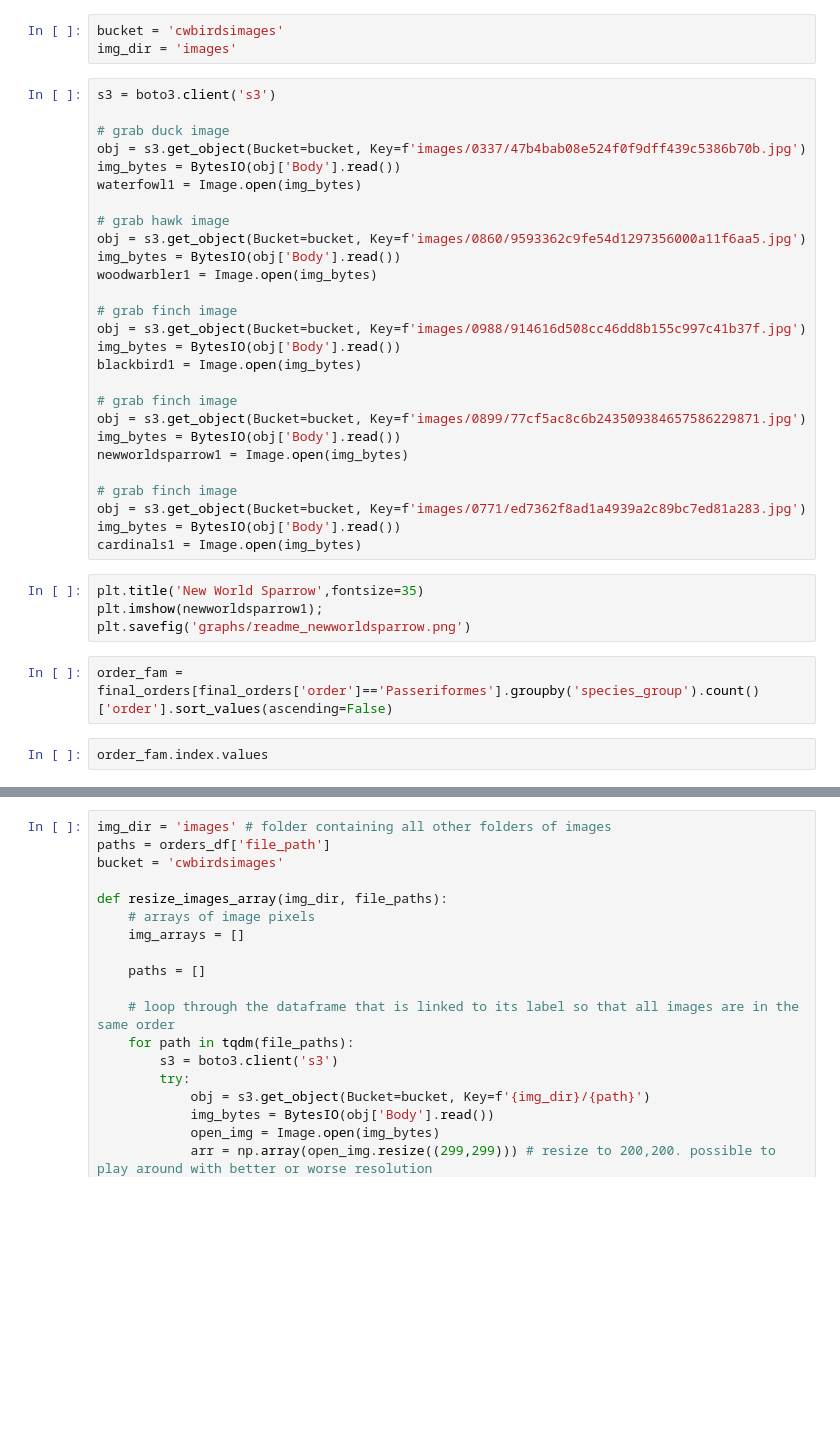
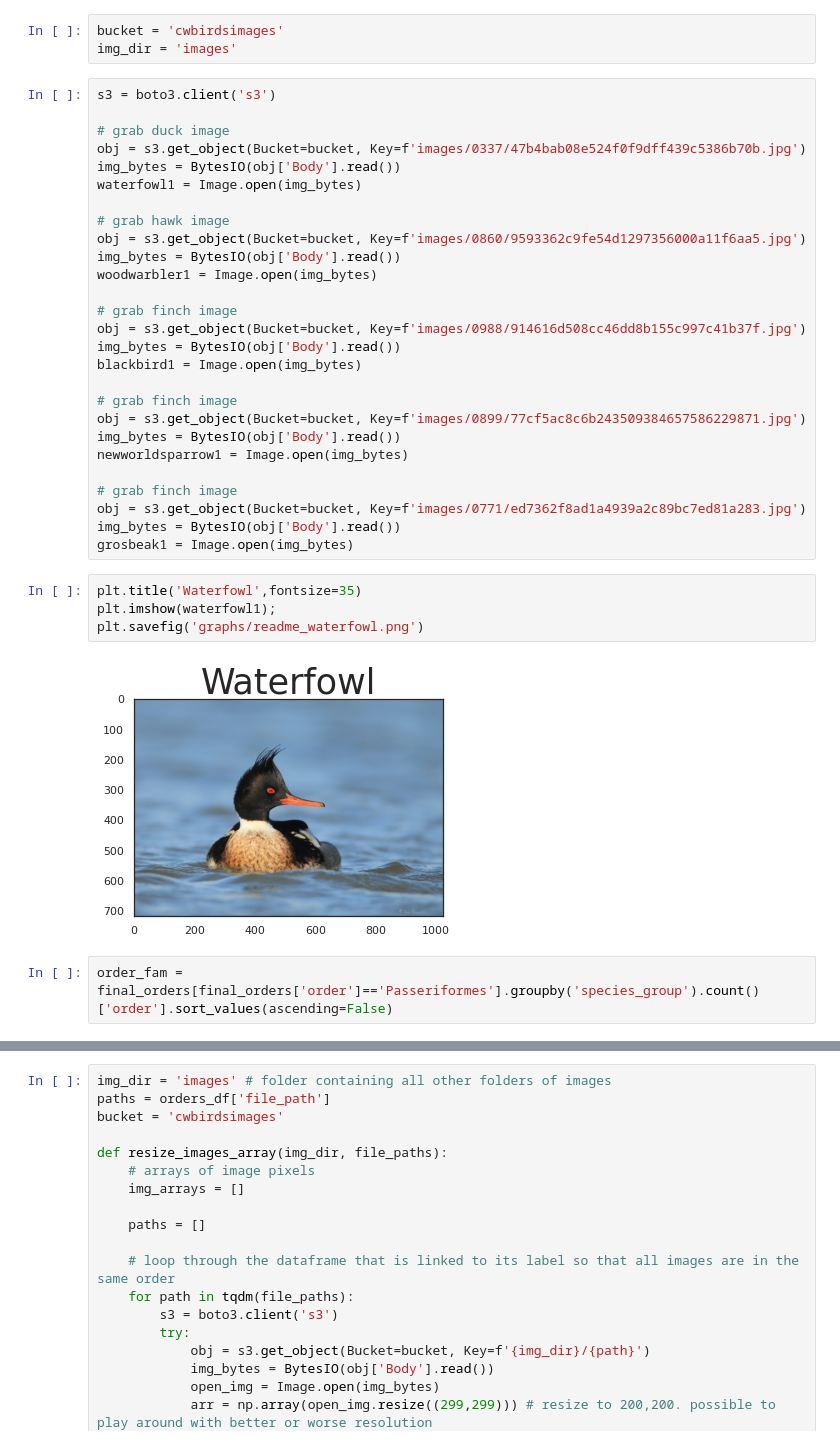
Before and after one commit to cwong690/Birdex, a Jupyter notebook: eda_readme.ipynb, the cells around one changed output, grey strips where cells are left out. Drawn from its saved outputs; the diff is of its cells as text; blank space fills up the shorter version.

```diff
--- a/eda_readme.ipynb
+++ b/eda_readme.ipynb
@@ -133,15 +169,15 @@ newworldsparrow1 = Image.open(img_bytes)
 # grab finch image
 obj = s3.get_object(Bucket=bucket, Key=f'images/0771/ed7362f8ad1a4939a2c89bc7ed81a283.jpg')
 img_bytes = BytesIO(obj['Body'].read())
-cardinals1 = Image.open(img_bytes)
+grosbeak1 = Image.open(img_bytes)
 # %%
-plt.title('New World Sparrow',fontsize=35)
-plt.imshow(newworldsparrow1);
-plt.savefig('graphs/readme_newworldsparrow.png')
+plt.title('Waterfowl',fontsize=35)
+plt.imshow(waterfowl1);
+plt.savefig('graphs/readme_waterfowl.png')
+# %% [output]
+[figure, added]
 # %%
 order_fam = final_orders[final_orders['order']=='Passeriformes'].groupby('species_group').count()['order'].sort_values(ascending=False)
-# %%
-order_fam.index.values
 # %%
 fig, ax = plt.subplots(figsize=(10,10))
 
```
Also changed, not shown: parts of 10 cells of this notebook, 46 other files.
